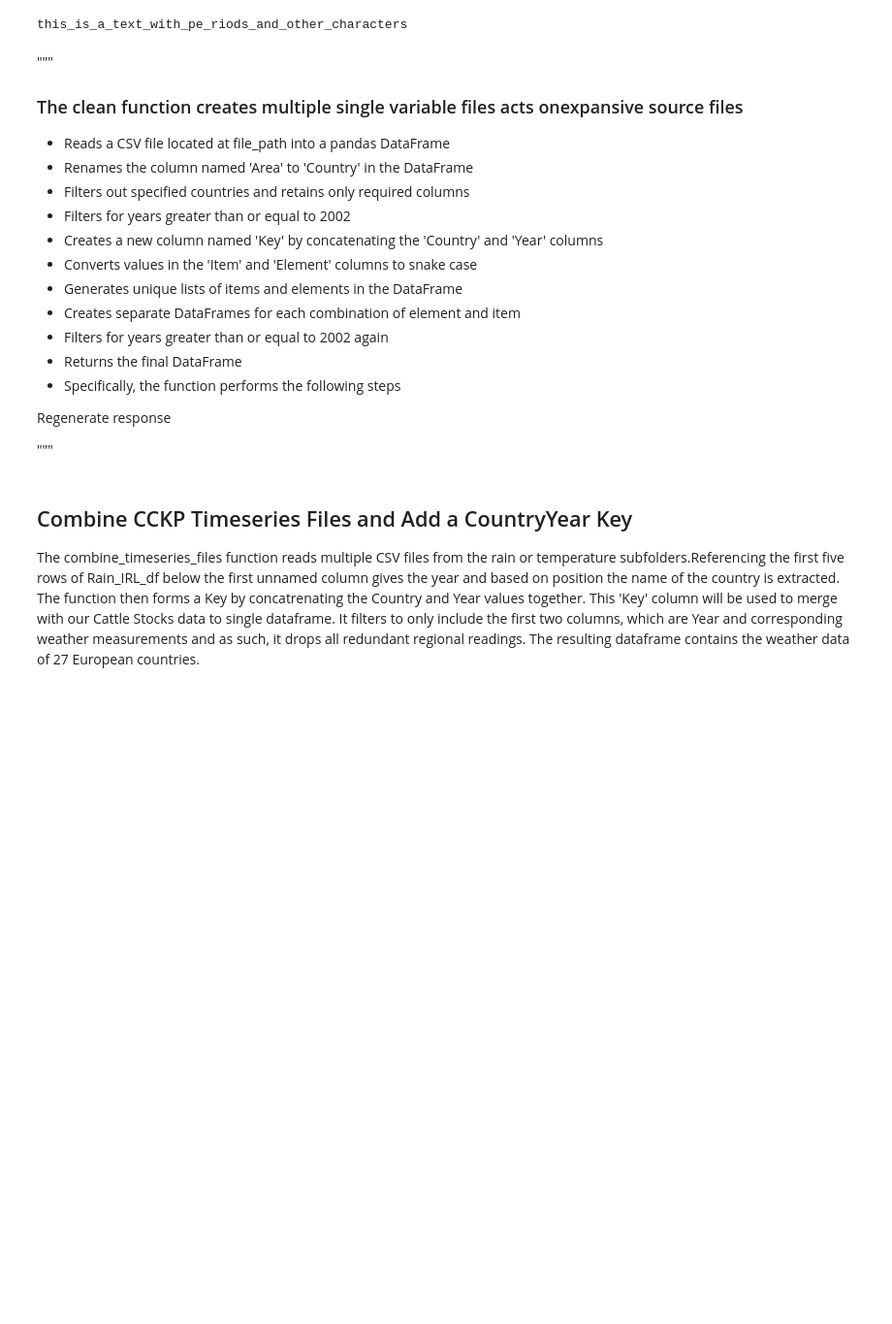
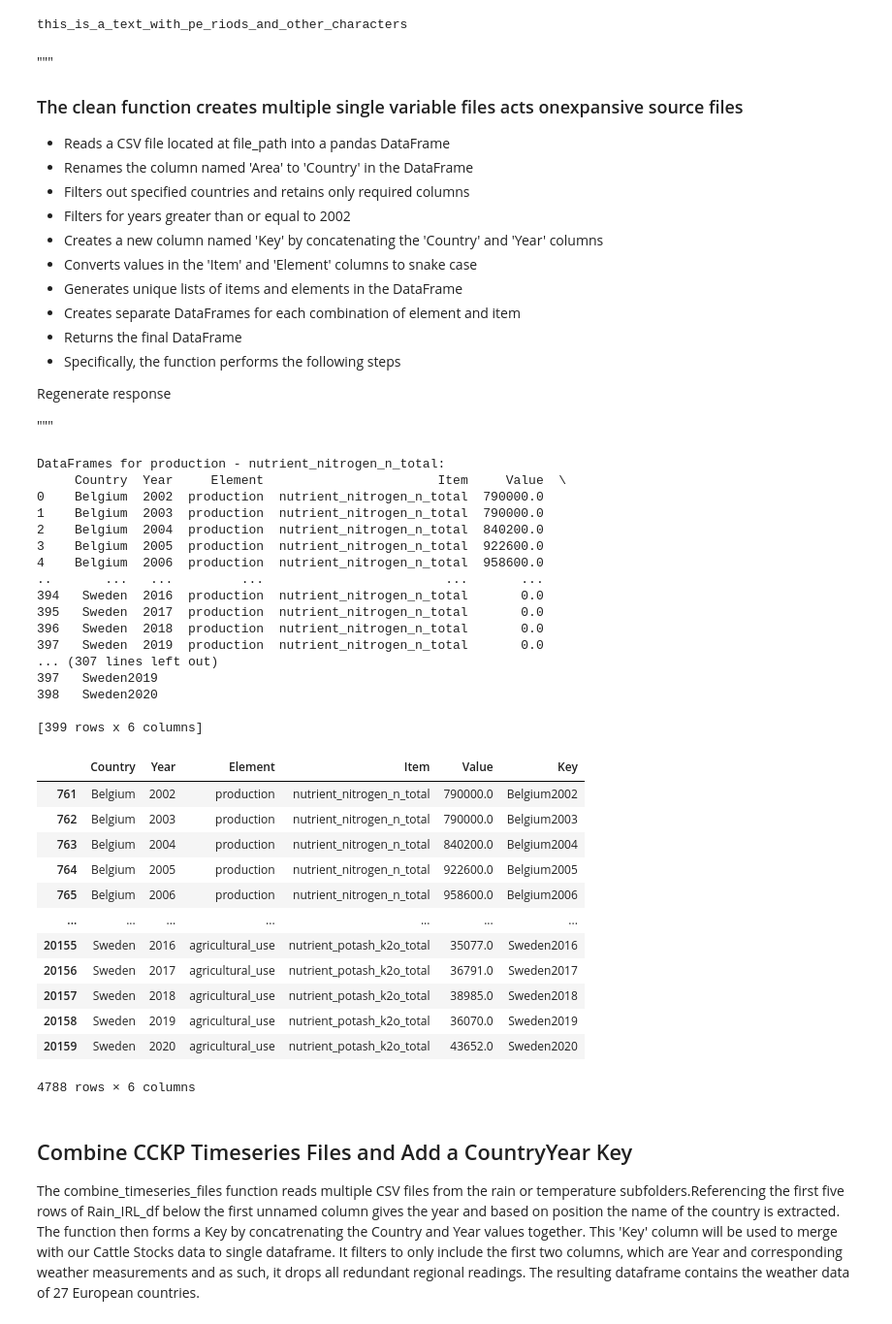
Before and after one commit to ronandownes/beef, a Jupyter notebook: 02_dw_beef.ipynb, the cells around one changed output. Shown at 97% size. Saved outputs shown, nothing was run; the diff lists cells and outputs as text; code cells hidden in the pictures; blank space fills up the shorter version.

```diff
--- a/02_dw_beef.ipynb
+++ b/02_dw_beef.ipynb
@@ -151,7 +151,6 @@ this_is_a_text_with_pe_riods_and_other_characters
 -   Converts values in the 'Item' and 'Element' columns to snake case
 -   Generates unique lists of items and elements in the DataFrame
 -   Creates separate DataFrames for each combination of element and item
--   Filters for years greater than or equal to 2002 again
 -   Returns the final DataFrame
 -   Specifically, the function performs the following steps
 
@@ -191,0 +237,33 @@ def clean(file_path):
+# %%
+clean('raw/nutrient.csv')
+# %% [output]
+DataFrames for production - nutrient_nitrogen_n_total:
+     Country  Year     Element                       Item     Value  \
+0    Belgium  2002  production  nutrient_nitrogen_n_total  790000.0
+1    Belgium  2003  production  nutrient_nitrogen_n_total  790000.0
+2    Belgium  2004  production  nutrient_nitrogen_n_total  840200.0
+3    Belgium  2005  production  nutrient_nitrogen_n_total  922600.0
+4    Belgium  2006  production  nutrient_nitrogen_n_total  958600.0
+..       ...   ...         ...                        ...       ...
+394   Sweden  2016  production  nutrient_nitrogen_n_total       0.0
+395   Sweden  2017  production  nutrient_nitrogen_n_total       0.0
+396   Sweden  2018  production  nutrient_nitrogen_n_total       0.0
+397   Sweden  2019  production  nutrient_nitrogen_n_total       0.0
+... (307 lines left out)
+397   Sweden2019
+398   Sweden2020
+
+[399 rows x 6 columns]
+|  | Country | Year | Element | Item | Value | Key |
+| 761 | Belgium | 2002 | production | nutrient_nitrogen_n_total | 790000.0 | Belgium2002 |
+| 762 | Belgium | 2003 | production | nutrient_nitrogen_n_total | 790000.0 | Belgium2003 |
+| 763 | Belgium | 2004 | production | nutrient_nitrogen_n_total | 840200.0 | Belgium2004 |
+| 764 | Belgium | 2005 | production | nutrient_nitrogen_n_total | 922600.0 | Belgium2005 |
+| 765 | Belgium | 2006 | production | nutrient_nitrogen_n_total | 958600.0 | Belgium2006 |
+| ... | ... | ... | ... | ... | ... | ... |
+| 20155 | Sweden | 2016 | agricultural_use | nutrient_potash_k2o_total | 35077.0 | Sweden2016 |
+| 20156 | Sweden | 2017 | agricultural_use | nutrient_potash_k2o_total | 36791.0 | Sweden2017 |
+| 20157 | Sweden | 2018 | agricultural_use | nutrient_potash_k2o_total | 38985.0 | Sweden2018 |
+| 20158 | Sweden | 2019 | agricultural_use | nutrient_potash_k2o_total | 36070.0 | Sweden2019 |
+| 20159 | Sweden | 2020 | agricultural_use | nutrient_potash_k2o_total | 43652.0 | Sweden2020 |
+4788 rows × 6 columns
```
Also changed, not shown: parts of 15 cells of this notebook.
